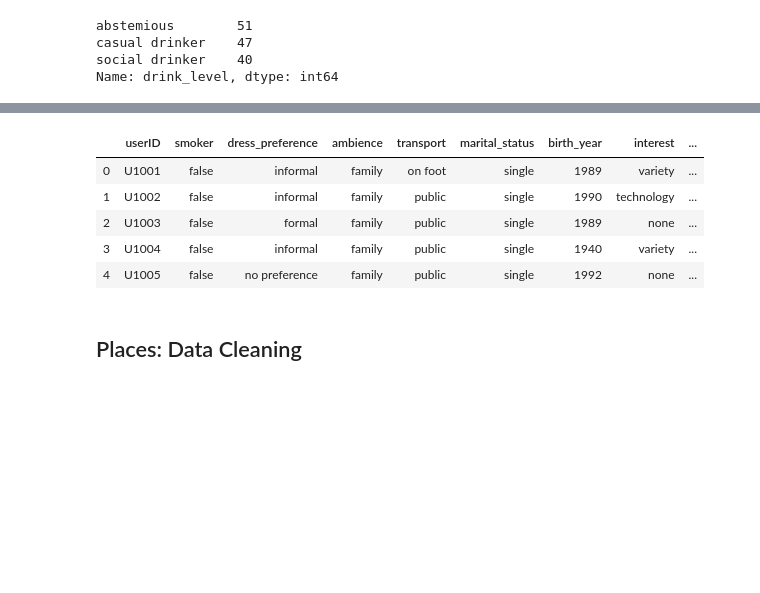
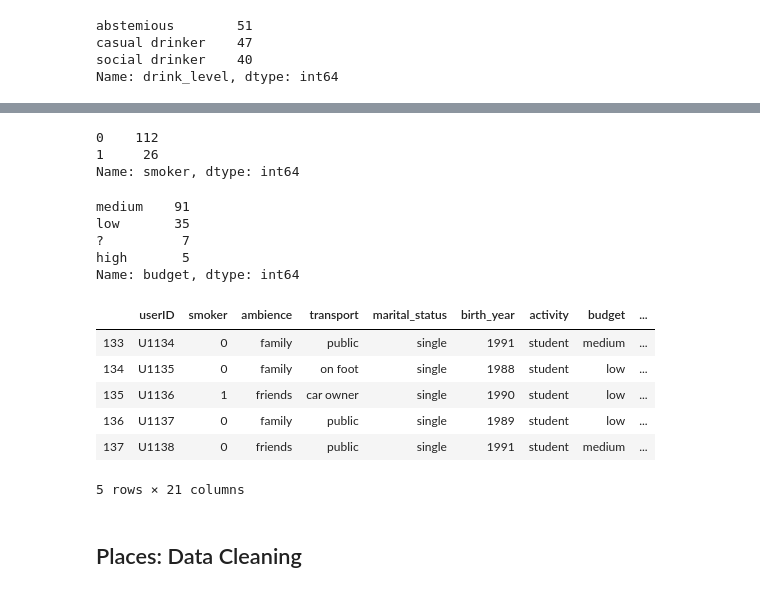
Before and after one commit to EdwinWalela/restaurant-recommender, a Jupyter notebook: Data analysis.ipynb, the cells around one changed output, grey strips where cells are left out. Saved outputs shown, nothing was run; the diff lists cells and outputs as text; code cells hidden in the pictures; blank space fills up the shorter version.

Commit message:
data encoding

```diff
--- a/Data analysis.ipynb
+++ b/Data analysis.ipynb
@@ -102,12 +119,47 @@ user_profile.drop('drink_level',axis=1,inplace=True)
+# %%
+dressing = pd.get_dummies(data=user_profile['dress_preference'],drop_first=True)
+user_profile = pd.concat([user_profile.reset_index(drop=True),dressing.reset_index(drop=True)],axis=1)
+user_profile.drop(['dress_preference'],axis=1,inplace=True)
+# %%
+user_profile['smoker'].value_counts()
+# %% [output]
+0    112
+1     26
+Name: smoker, dtype: int64
+# %%
+def smoking_encoder(criteria):
+    if criteria == 'false' or criteria == '?':
+        return 0
+    else:
+        return 1
+
+user_profile['smoker'] = user_profile['smoker'].apply(smoking_encoder)
+# %%
+user_profile['budget'].value_counts()
+# %% [output]
+medium    91
+low       35
+?          7
+high       5
+Name: budget, dtype: int64
+# %%
+personality = pd.get_dummies(data=user_profile['personality'],drop_first=True)
+user_profile = pd.concat([user_profile.reset_index(drop=True),personality.reset_index(drop=True)],axis=1)
+user_profile.drop(['personality'],axis=1,inplace=True)
+# %%
+interest = pd.get_dummies(data=user_profile['interest'],drop_first=True)
+user_profile = pd.concat([user_profile.reset_index(drop=True),interest.reset_index(drop=True)],axis=1)
+user_profile.drop(['interest'],axis=1,inplace=True)
 # %%
-user_profile.head()
+user_profile.tail()
 # %% [output]
-|  | userID | smoker | dress_preference | ambience | transport | marital_status | birth_year | interest | ... |
-| 0 | U1001 | false | informal | family | on foot | single | 1989 | variety | ... |
-| 1 | U1002 | false | informal | family | public | single | 1990 | technology | ... |
-| 2 | U1003 | false | formal | family | public | single | 1989 | none | ... |
-| 3 | U1004 | false | informal | family | public | single | 1940 | variety | ... |
-| 4 | U1005 | false | no preference | family | public | single | 1992 | none | ... |
+|  | userID | smoker | ambience | transport | marital_status | birth_year | activity | budget | ... |
+| 133 | U1134 | 0 | family | public | single | 1991 | student | medium | ... |
+| 134 | U1135 | 0 | family | on foot | single | 1988 | student | low | ... |
+| 135 | U1136 | 1 | friends | car owner | single | 1990 | student | low | ... |
+| 136 | U1137 | 0 | family | public | single | 1989 | student | low | ... |
+| 137 | U1138 | 0 | friends | public | single | 1991 | student | medium | ... |
+5 rows × 21 columns
 # %% [markdown]
 ## Places: Data Cleaning
 # %%
```
Also changed, not shown: parts of 3 cells of this notebook.
